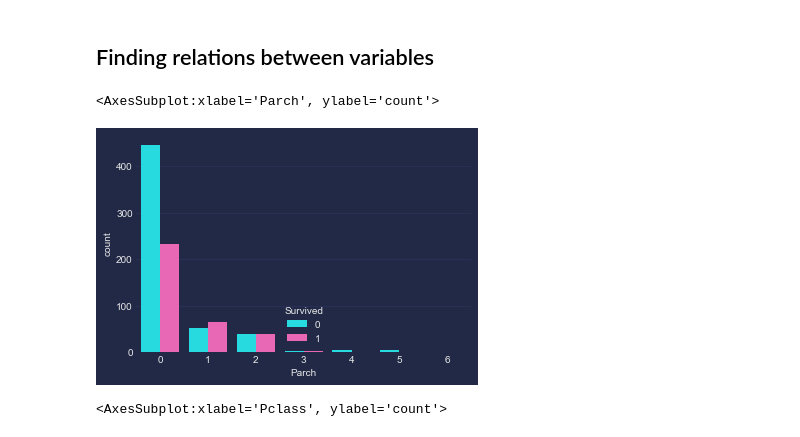
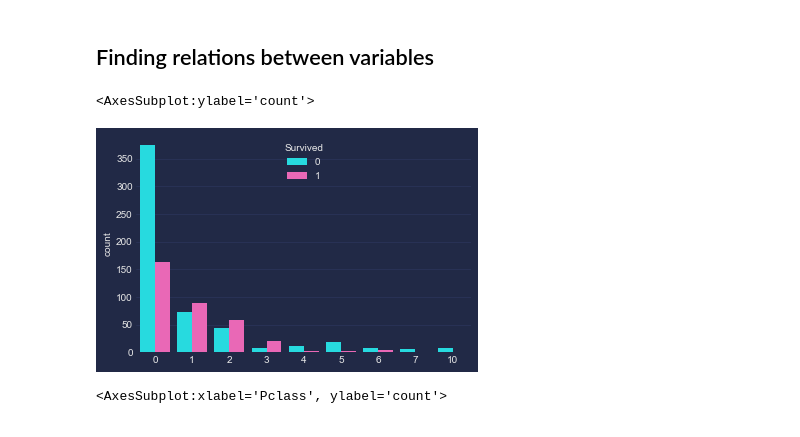
Before and after one commit to Ashinth16/Titanic, a Jupyter notebook: titanic_1.ipynb, the cells around one changed output. Saved outputs shown, nothing was run; the diff lists cells and outputs as text; code cells hidden in the pictures.

```diff
--- a/titanic_1.ipynb
+++ b/titanic_1.ipynb
@@ -22,10 +22,10 @@ data_train.head()
 # %% [markdown]
 ## Finding relations between variables
 # %%
-sns.countplot(x=data_train.Parch,hue=data_train.Survived)
+sns.countplot(x=data_train['Parch']+data_train['SibSp'],hue=data_train.Survived)
 # %% [output]
-<AxesSubplot:xlabel='Parch', ylabel='count'>
+<AxesSubplot:ylabel='count'>
-[figure, old version]
+[figure, new version]
 # %%
 sns.countplot(x=data_train.Pclass,hue=data_train.Survived)
 # %% [output]
```
Also changed, not shown: parts of 17 cells of this notebook, 1 other file.
